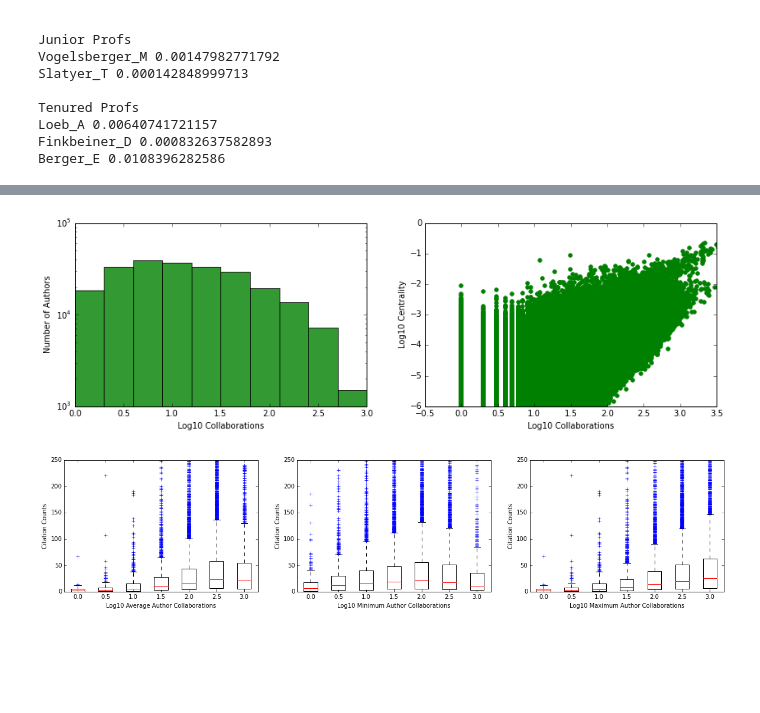
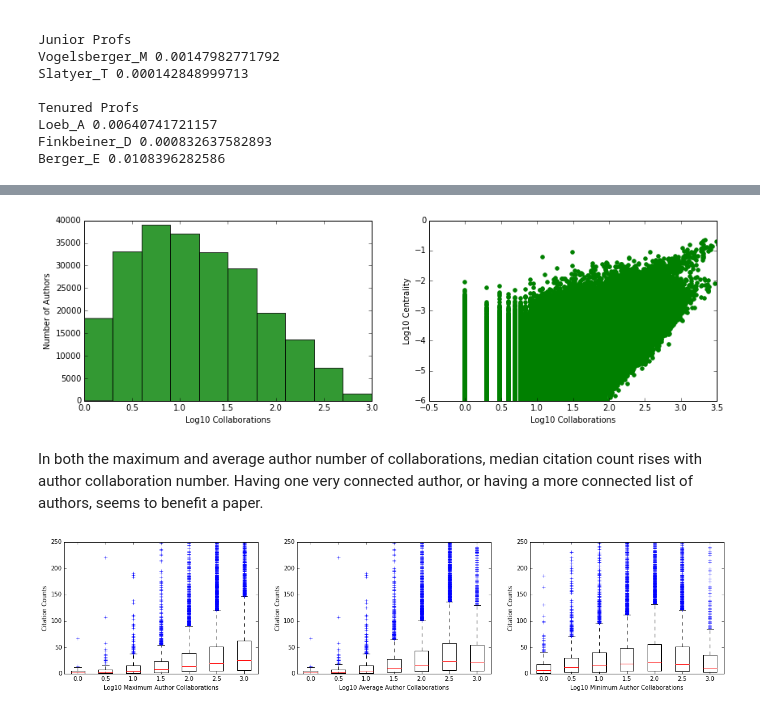
Before and after one commit to ahuja0007/team_citation, a Jupyter notebook: Centralityexplore.ipynb, the cells around one changed output, grey strips where cells are left out. Saved outputs shown, nothing was run; the diff lists cells and outputs as text; code cells hidden in the pictures; blank space fills up the shorter version.

```diff
--- a/Centralityexplore.ipynb
+++ b/Centralityexplore.ipynb
@@ -140,25 +217,27 @@ plt.show()
 # %%
 plt.figure(figsize=(14,4))
 plt.subplot('121')
-plt.hist(np.log10(collaborations.values()), log=True, range=(0,3), color='g', alpha=0.8)
+plt.hist(np.log10(collaborations.values()), range=(0,3), color='g', alpha=0.8)
 plt.xlabel('Log10 Collaborations')
 plt.ylabel('Number of Authors')
 plt.subplot('122')
 plt.scatter(np.log10(dfauthors['Collaborations']), np.log10(dfauthors['Centrality']), color='g')
 plt.ylim(-6,0)
 plt.xlim(-0.5,3.5)
 plt.xlabel('Log10 Collaborations')
 plt.ylabel('Log10 Centrality')
 plt.show()
 # %% [output]
-[figure, old version]
+[figure, new version]
+# %% [markdown]
+In both the maximum and average author number of collaborations, median citation count rises with author collaboration number. Having one very connected author, or having a more connected list of authors, seems to benefit a paper.
 # %%
 plt.figure(figsize=(20,4))
-features = ['Avg_Cols', 'Min_Cols', 'Max_Cols']
-labels = ['Average Author Collaborations', 'Minimum Author Collaborations', 'Maximum Author Collaborations']
+features = ['Max_Cols', 'Avg_Cols', 'Min_Cols']
+labels = ['Maximum Author Collaborations', 'Average Author Collaborations', 'Minimum Author Collaborations']
 for i in xrange(len(features)):
     plt.subplot('13'+str(i+1))
     log10astroph_boxplot(features[i], labels[i], 0, 3, 0.5)
 plt.show()
 # %% [output]
-[figure, old version]
+[figure, new version]
```
Also changed, not shown: parts of 28 cells of this notebook.
